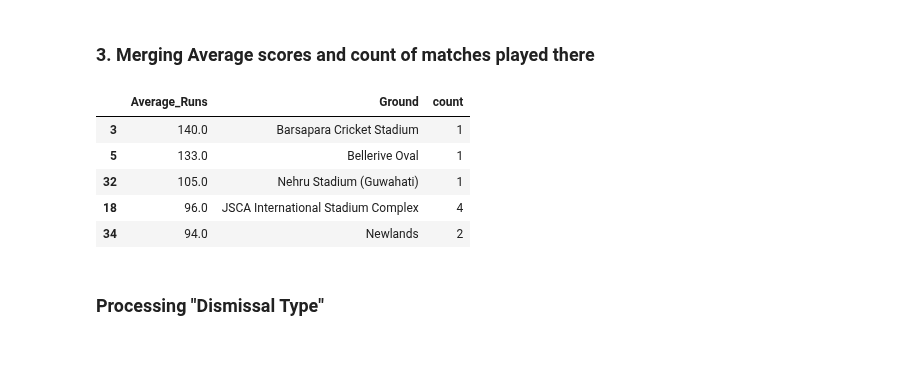
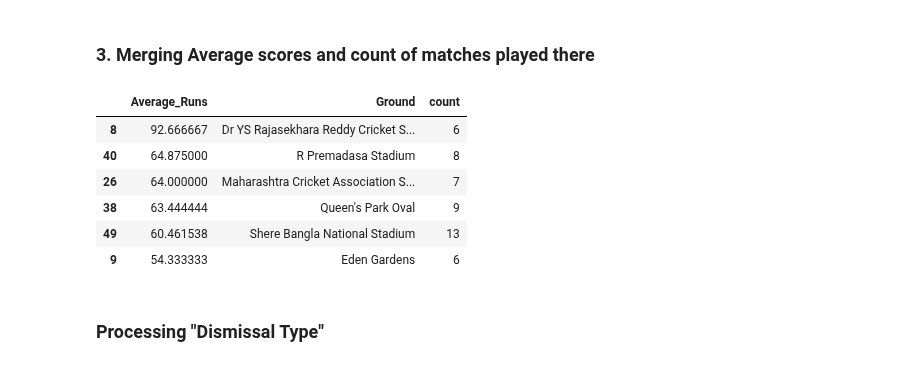
Before and after one commit to SharanDHONI/Virat-Kohli-ODI-Analysis, a Jupyter notebook: ODI Anlaysis.ipynb, the cells around one changed output. Drawn from its saved outputs; the diff is of its cells as text; code cells hidden in the pictures.

```diff
--- a/ODI Anlaysis.ipynb
+++ b/ODI Anlaysis.ipynb
@@ -268,15 +269,16 @@ count_average_grounds = pd.merge(average_scores_at_each_venue,count_of_grounds,o
 count_average_grounds.rename(columns={'Runs':'Average_Runs'},inplace=True) ## renaming columns
 # %%
 count_average_grounds = count_average_grounds.sort_values(by='Average_Runs',ascending=False) ## sorting
-# %%
-count_average_grounds.head()
-# %% [output]
-|  | Average_Runs | Ground | count |
-| 3 | 140.0 | Barsapara Cricket Stadium | 1 |
-| 5 | 133.0 | Bellerive Oval | 1 |
-| 32 | 105.0 | Nehru Stadium (Guwahati) | 1 |
-| 18 | 96.0 | JSCA International Stadium Complex | 4 |
-| 34 | 94.0 | Newlands | 2 |
+# %%
+count_average_grounds.loc[(count_average_grounds['count'] > 5) & (count_average_grounds['Average_Runs'] > 50)]
+# %% [output]
+|  | Average_Runs | Ground | count |
+| 8 | 92.666667 | Dr YS Rajasekhara Reddy Cricket S... | 6 |
+| 40 | 64.875000 | R Premadasa Stadium | 8 |
+| 26 | 64.000000 | Maharashtra Cricket Association S... | 7 |
+| 38 | 63.444444 | Queen's Park Oval | 9 |
+| 49 | 60.461538 | Shere Bangla National Stadium | 13 |
+| 9 | 54.333333 | Eden Gardens | 6 |
 # %% [markdown]
 ### Processing "Dismissal Type"
 # %%
```
Also changed, not shown: parts of 20 cells of this notebook.
